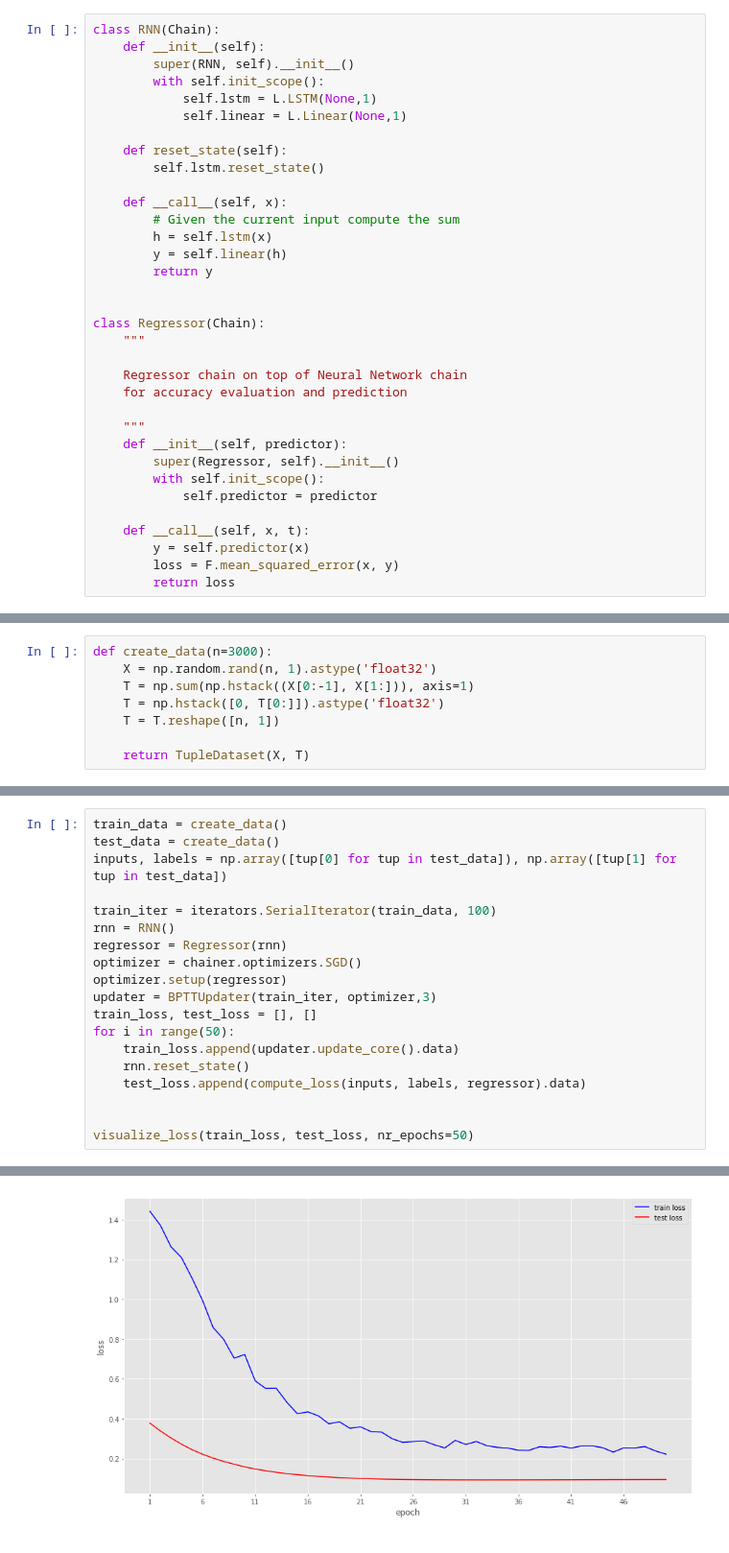
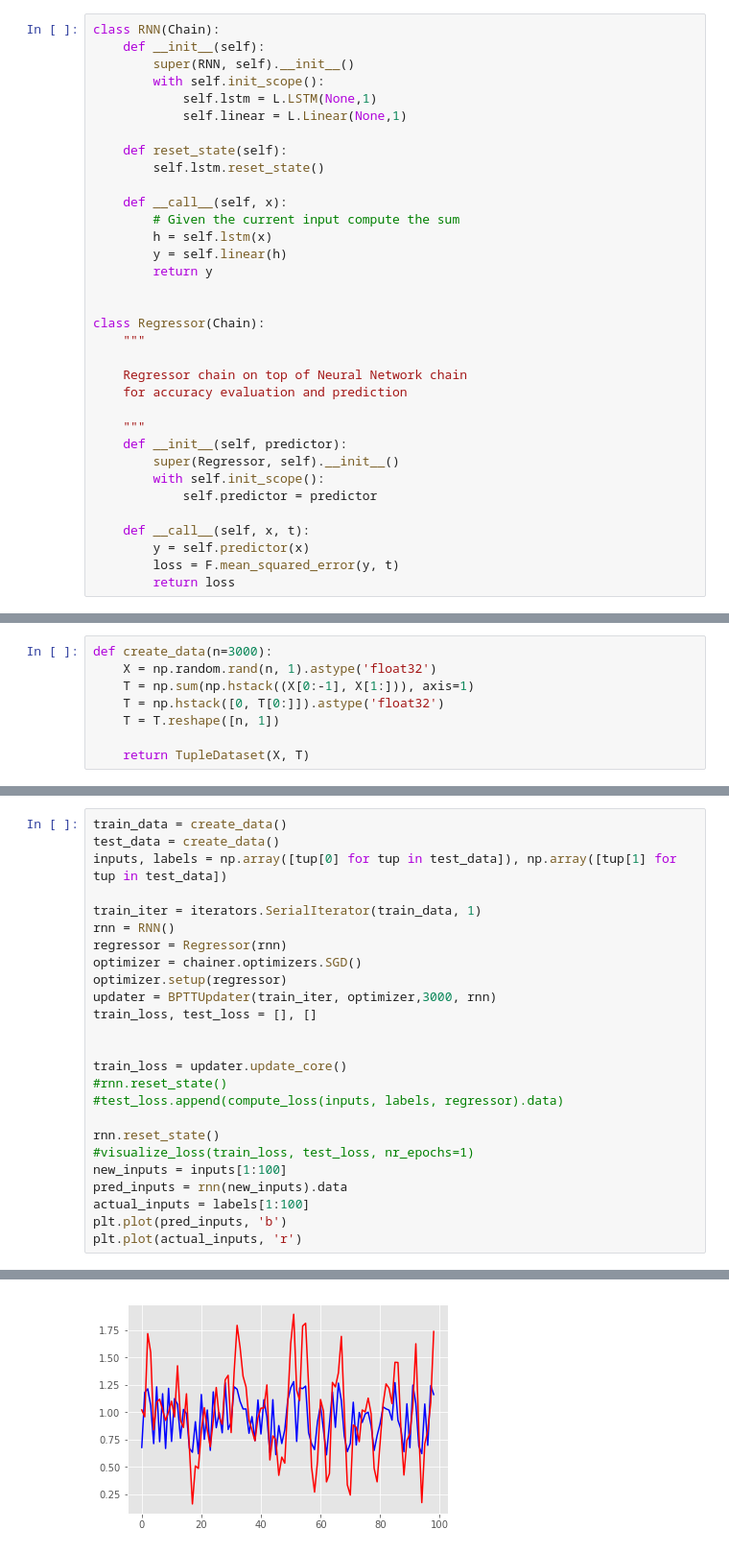
Before and after one commit to pieterwolfert/ccn, a Jupyter notebook: assignment3/assignment3.ipynb, the cells around one changed output, grey strips where cells are left out. Shown at 96% size. Saved outputs shown, nothing was run; the diff lists cells and outputs as text.

Commit message:
todo: implement loss plot

```diff
--- a/assignment3/assignment3.ipynb
+++ b/assignment3/assignment3.ipynb
@@ -74,7 +74,7 @@ class Regressor(Chain):
 
     def __call__(self, x, t):
         y = self.predictor(x)
-        loss = F.mean_squared_error(x, y)
+        loss = F.mean_squared_error(y, t)
         return loss
 # %% [markdown]
 The next class shows the backprop through time method.
@@ -127,18 +130,24 @@ train_data = create_data()
 test_data = create_data()
 inputs, labels = np.array([tup[0] for tup in test_data]), np.array([tup[1] for tup in test_data])
 
-train_iter = iterators.SerialIterator(train_data, 100)
+train_iter = iterators.SerialIterator(train_data, 1)
 rnn = RNN()
 regressor = Regressor(rnn)
 optimizer = chainer.optimizers.SGD()
 optimizer.setup(regressor)
-updater = BPTTUpdater(train_iter, optimizer,3)
+updater = BPTTUpdater(train_iter, optimizer,3000, rnn)
 train_loss, test_loss = [], []
-for i in range(50):
-    train_loss.append(updater.update_core().data)
-    rnn.reset_state()
-    test_loss.append(compute_loss(inputs, labels, regressor).data)
 
 
-visualize_loss(train_loss, test_loss, nr_epochs=50)
+train_loss = updater.update_core()
+#rnn.reset_state()
+#test_loss.append(compute_loss(inputs, labels, regressor).data)
+
+rnn.reset_state()
+#visualize_loss(train_loss, test_loss, nr_epochs=1)
+new_inputs = inputs[1:100]
+pred_inputs = rnn(new_inputs).data
+actual_inputs = labels[1:100]
+plt.plot(pred_inputs, 'b')
+plt.plot(actual_inputs, 'r')
 # %% [output]
@@ -145 +155 @@ visualize_loss(train_loss, test_loss, nr_epochs=50)
-[figure, old version]
+[figure, new version]
```
Also changed, not shown: parts of 11 cells of this notebook.
